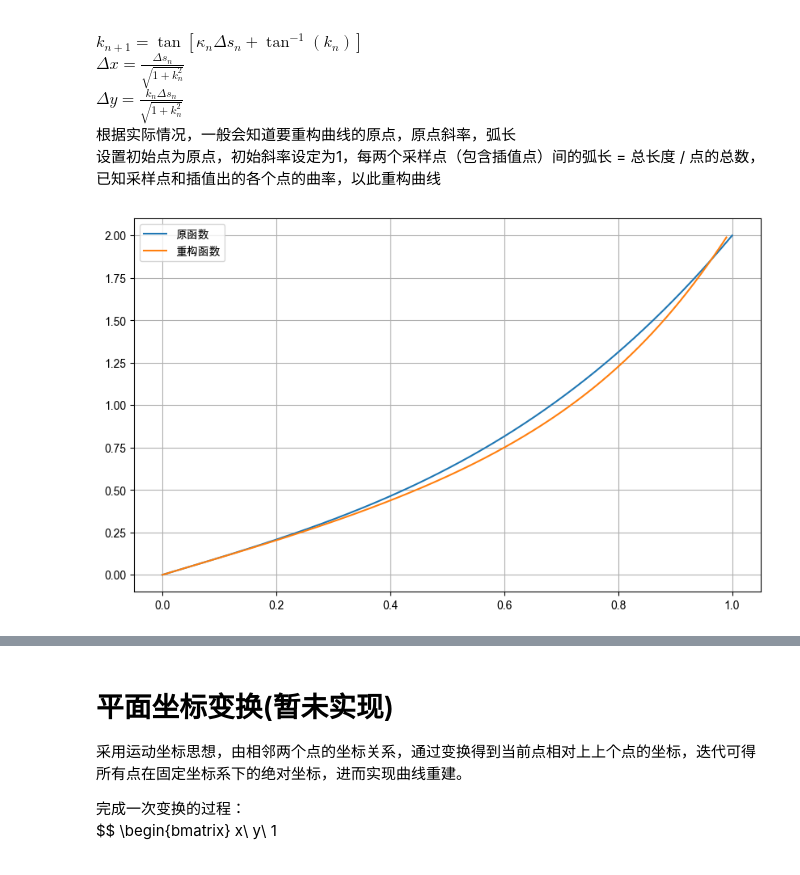
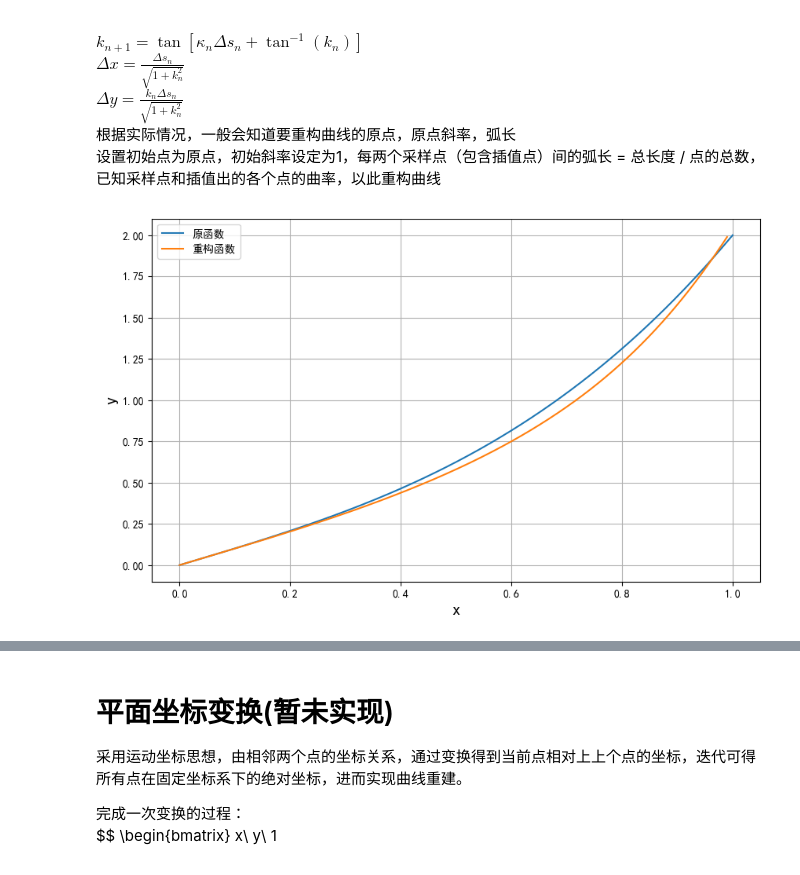
Before and after one commit to JesterHey/2024------, a Jupyter notebook: q3.ipynb, the cells around one changed output, grey strips where cells are left out. Drawn from its saved outputs; the diff is of its cells as text; code cells hidden in the pictures.

```diff
--- a/q3.ipynb
+++ b/q3.ipynb
@@ -68,28 +70,30 @@ $\Delta y = \frac{k_{n} \Delta s_{n} }{\sqrt {1+k_n ^ {2}}}$
 # %%
 # 依据初始条件和上式计算每个点的斜率
 ds = s / 1000 # 每段弧长
 tan0 = df(0) # 初始斜率
 tans = [tan0]
 for i in range(len(x_interp)): # 递推计算每个点的斜率
     next_tan = np.tan(k_interp[i] * ds + np.arctan(tans[-1]))
     tans.append(next_tan)
 # 以原点为起点，递推计算每个点的坐标
 pts = [(0, 0)]
 for i in range(len(x_interp)):
     nx = pts[-1][0] + (ds / np.sqrt(1 + tans[i]**2))
     ny = pts[-1][1] + (ds * tans[i] / np.sqrt(1 + tans[i]**2))
     pts.append((nx, ny))
 # 修正最后一个点的坐标
 pts = pts[:-1]
 # 绘图
 plt.figure(figsize=(10, 6))
 plt.plot(x_interp,[f(i) for i in x_interp], label='原函数')
 plt.plot([i[0] for i in pts], [i[1] for i in pts], label='重构函数')
+plt.xlabel('x', fontsize=15)
+plt.ylabel('y', fontsize=15)
 plt.legend()
 plt.grid(True)
 plt.show()
 # %% [output]
-[figure, old version]
+[figure, new version]
 # %%
 # 计算每个点的误差
 err = []
```
Also changed, not shown: parts of 6 cells of this notebook, 1 other file.
